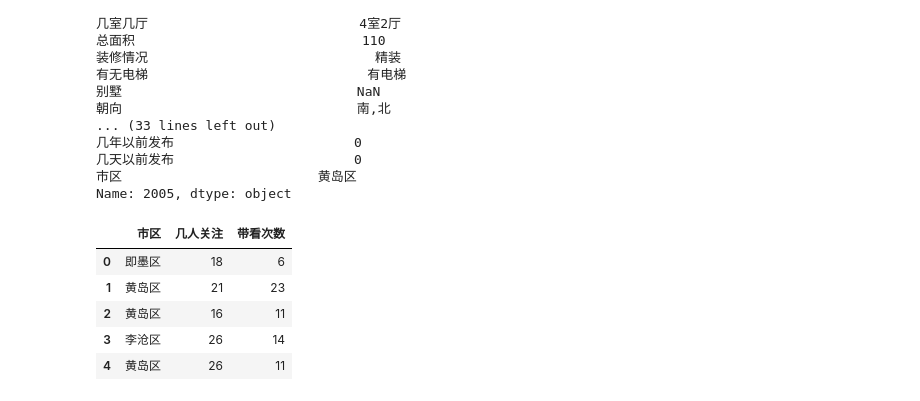
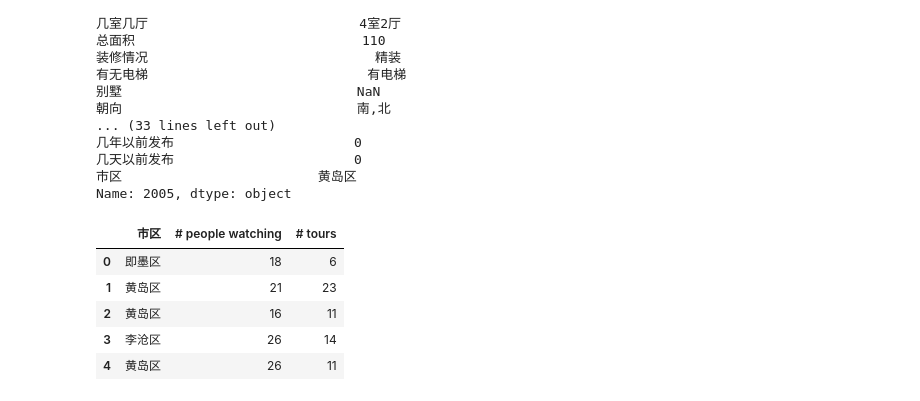
Before and after one commit to ffflora/city-in-data-science-qingdao, a Jupyter notebook: EDA.ipynb, the cells around one changed output. Saved outputs shown, nothing was run; the diff lists cells and outputs as text; code cells hidden in the pictures.

```diff
--- a/EDA.ipynb
+++ b/EDA.ipynb
@@ -56,10 +57,10 @@ tags                          房本满两年
 市区                         黄岛区
 Name: 2005, dtype: object
 # %%
-dist_hot= pd.DataFrame([housedata['市区'],housedata['几人关注'],housedata['带看次数']]).T
+dist_hot= pd.DataFrame([housedata['市区'],housedata['# people watching'],housedata['# tours']]).T
 dist_hot.head()
 # %% [output]
-|  | 市区 | 几人关注 | 带看次数 |
+|  | 市区 | # people watching | # tours |
 | 0 | 即墨区 | 18 | 6 |
 | 1 | 黄岛区 | 21 | 23 |
 | 2 | 黄岛区 | 16 | 11 |
```
Also changed, not shown: parts of 18 cells of this notebook, 7 other files.
